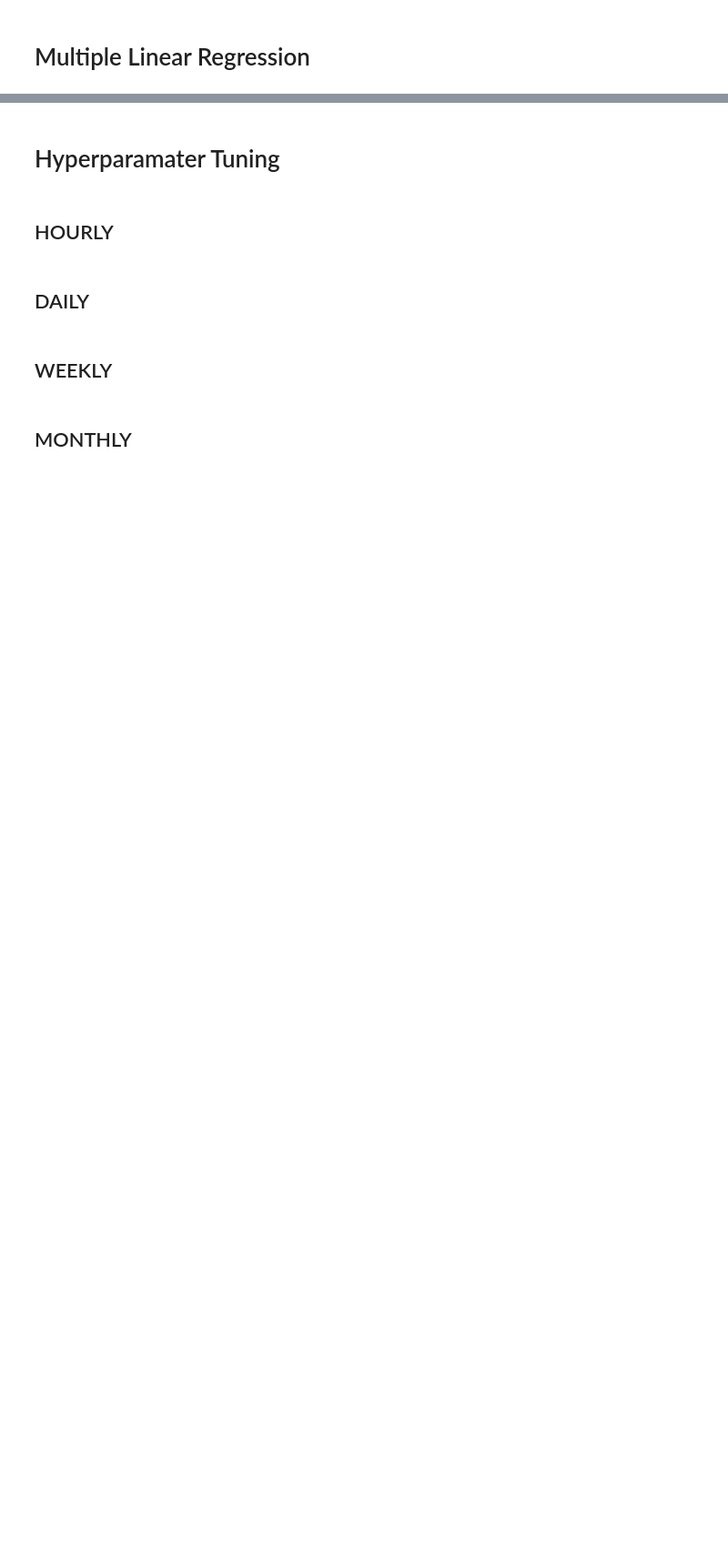
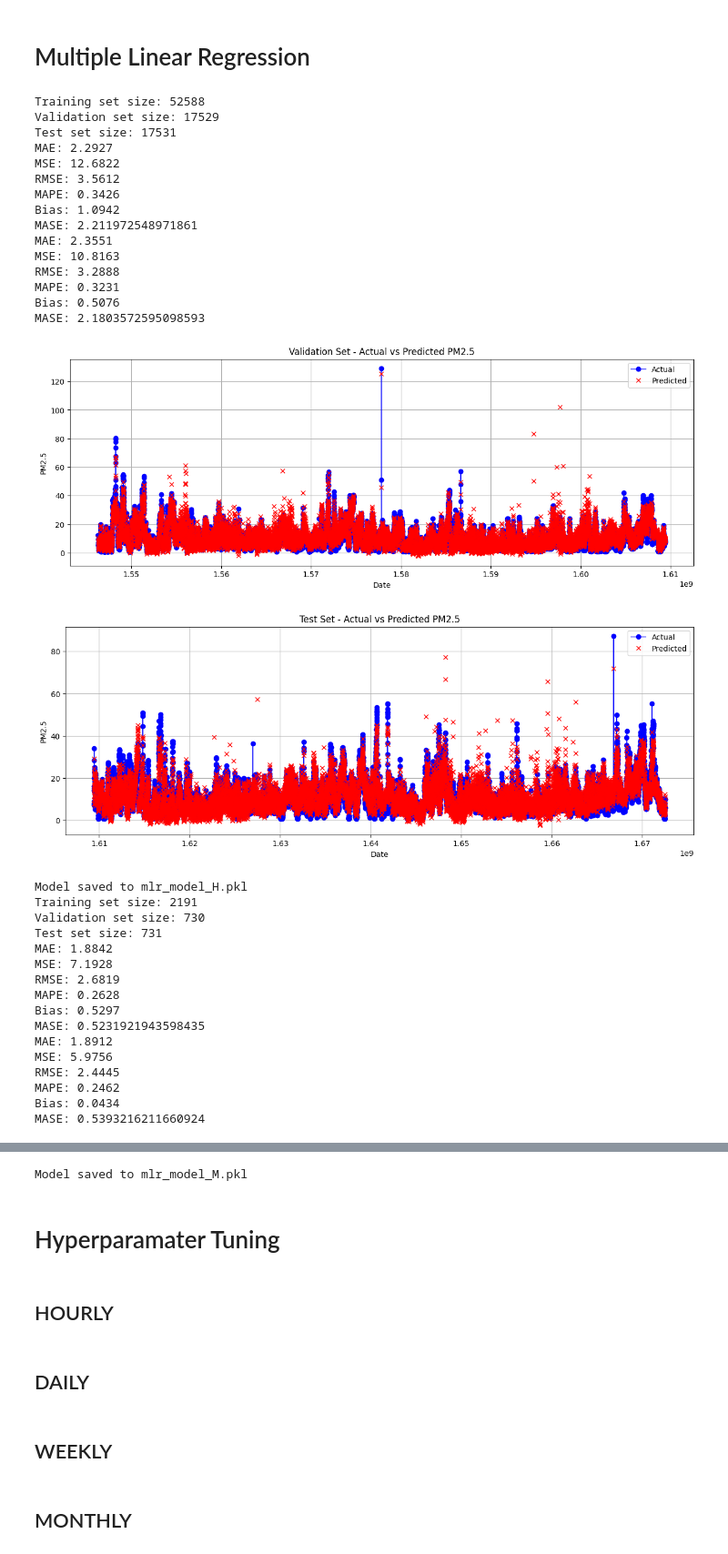
Before and after one commit to tugcekonuklar/irp-air-pollution, a Jupyter notebook: src/notebook/irp_pm_traditional.ipynb, the cells around one changed output, grey strips where cells are left out. Shown at 91% size. Cells and saved outputs as stored; diff of their text form; code cells hidden in the pictures; blank space fills up the shorter version.

```diff
--- a/src/notebook/irp_pm_traditional.ipynb
+++ b/src/notebook/irp_pm_traditional.ipynb
@@ -92,12 +270,46 @@ td.svr_train_and_evolve(df_monthly_ts)
 # %%
 # Hourly
 td.linear_train_and_evolve(df_hourly_ts)
 
 # Daily
-td.linear_train_and_evolve(df_daily_ts)
+td.linear_train_and_evolve(df_daily_ts, 'D')
 
 # Weekly
-td.linear_train_and_evolve(df_weekly_ts)
+td.linear_train_and_evolve(df_weekly_ts, 'W')
 
 # Monthly
-td.linear_train_and_evolve(df_monthly_ts)
+td.linear_train_and_evolve(df_monthly_ts, 'M')
+# %% [output]
+Training set size: 52588
+Validation set size: 17529
+Test set size: 17531
+MAE: 2.2927
+MSE: 12.6822
+RMSE: 3.5612
+MAPE: 0.3426
+Bias: 1.0942
+MASE: 2.211972548971861
+MAE: 2.3551
+MSE: 10.8163
+RMSE: 3.2888
+MAPE: 0.3231
+Bias: 0.5076
+MASE: 2.1803572595098593
+[figure, added]
+[figure, added]
+Model saved to mlr_model_H.pkl
+Training set size: 2191
+Validation set size: 730
+Test set size: 731
+MAE: 1.8842
+MSE: 7.1928
+RMSE: 2.6819
+MAPE: 0.2628
+Bias: 0.5297
+MASE: 0.5231921943598435
+MAE: 1.8912
+MSE: 5.9756
+RMSE: 2.4445
+MAPE: 0.2462
+Bias: 0.0434
+MASE: 0.5393216211660924
@@ -104,3 +354,4 @@ td.linear_train_and_evolve(df_monthly_ts)
+Model saved to mlr_model_M.pkl
 # %% [markdown]
 # Hyperparamater Tuning
 # %% [markdown]
```
Also changed, not shown: parts of 7 cells of this notebook, 10 other files.
